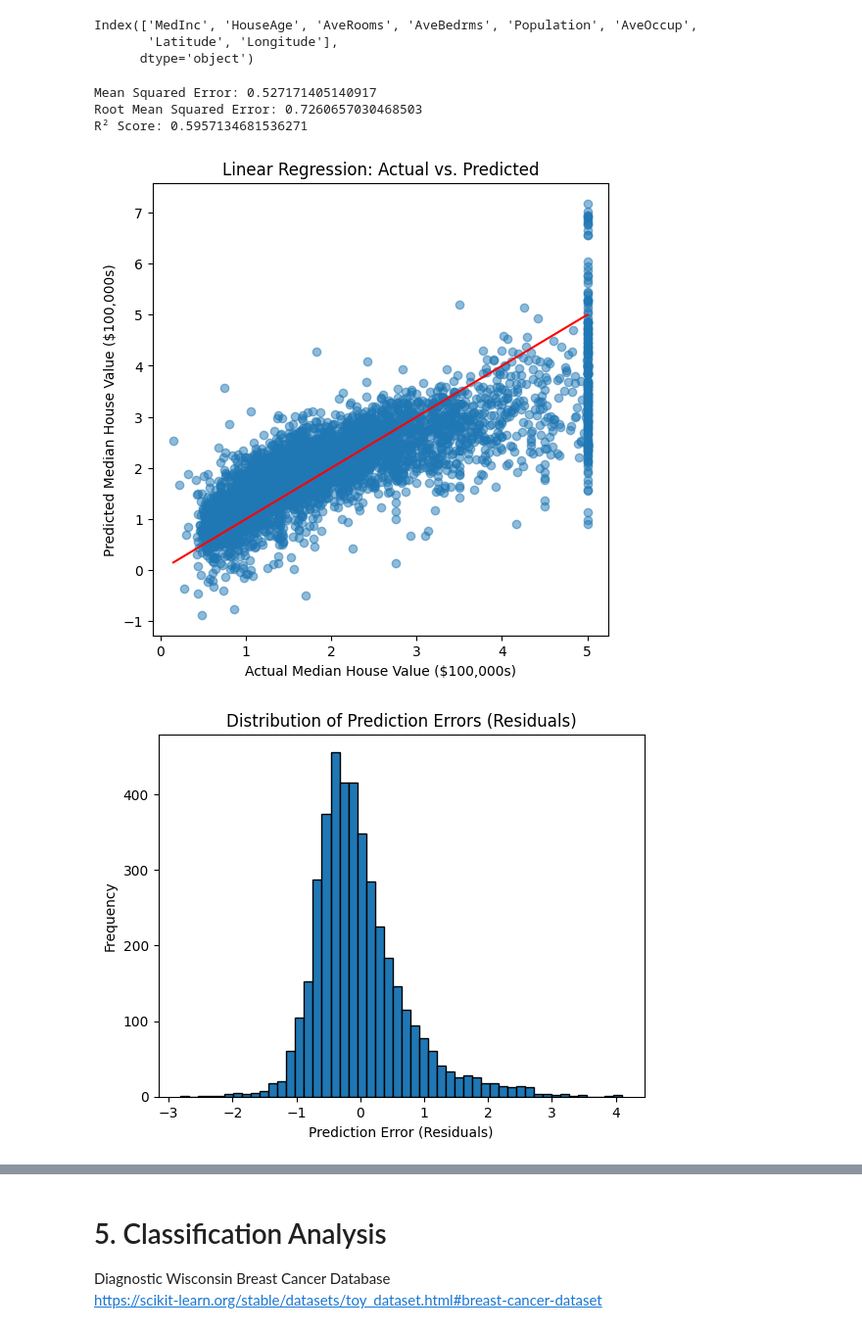
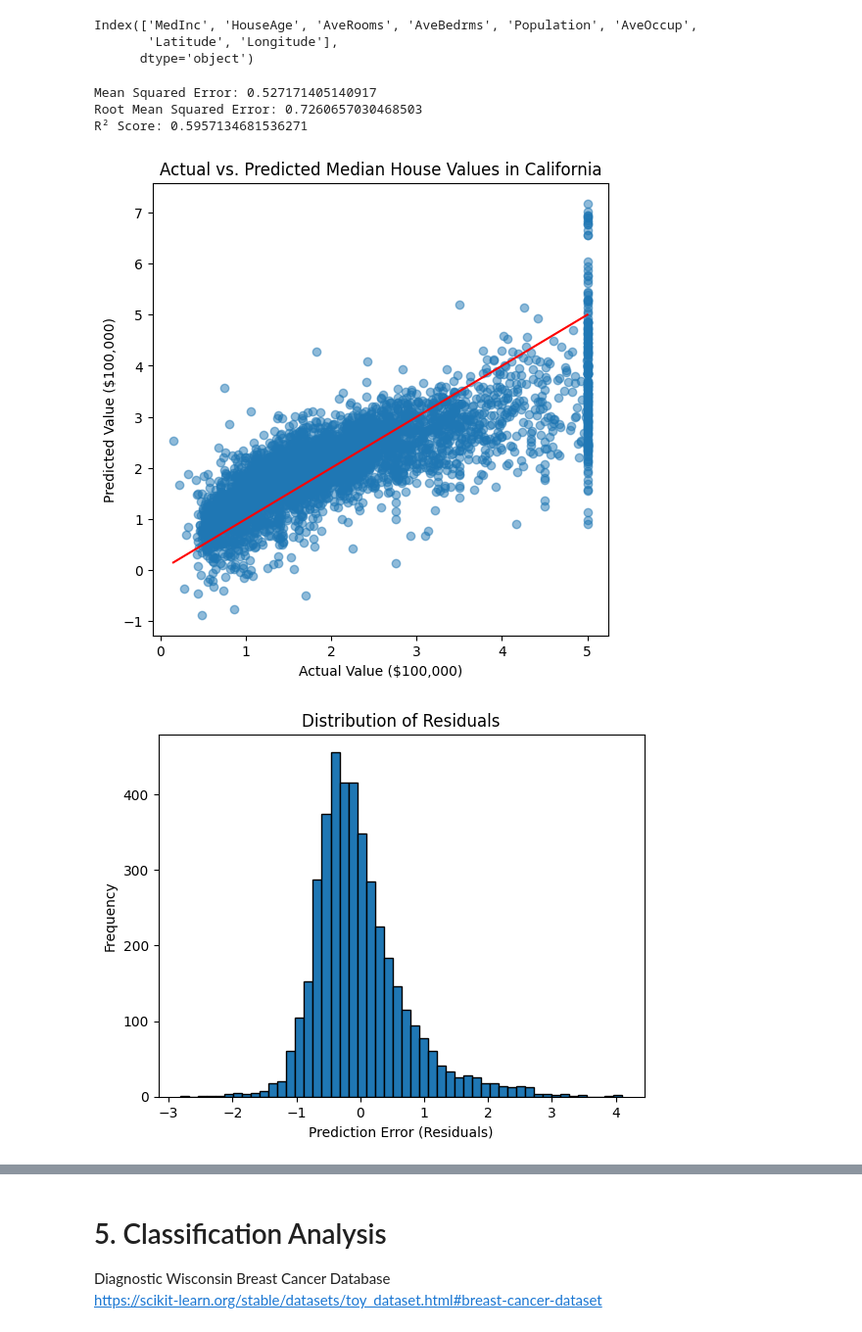
Before and after one commit to ebleak/Math5750-MathDS-Project1, a Jupyter notebook: project1.ipynb, the cells around one changed output, grey strips where cells are left out. Shown at 98% size. Cells and saved outputs as stored; diff of their text form; code cells hidden in the pictures.

```diff
--- a/project1.ipynb
+++ b/project1.ipynb
@@ -45,39 +45,39 @@ r2 = r2_score(y_test, y_pred)
 print("Mean Squared Error:", mse)
 print("Root Mean Squared Error:", rmse)
 print("R² Score:", r2)
 
 #Visulization and Analysis
 
 #Scatterplot - Edit
 plt.figure(figsize=(6,6))
 plt.scatter(y_test, y_pred, alpha = 0.5)
 plt.plot([y_test.min(), y_test.max()], [y_test.min(), y_test.max()], color="red", linestyle="-")
-plt.xlabel("Actual Median House Value ($100,000s)")
-plt.ylabel("Predicted Median House Value ($100,000s)")
-plt.title("Linear Regression: Actual vs. Predicted")
+plt.xlabel("Actual Value ($100,000)")
+plt.ylabel("Predicted Value ($100,000)")
+plt.title("Actual vs. Predicted Median House Values in California")
 plt.show()
 
 #Histogram of Model Error
 
 #Residuals
 residuals = y_test - y_pred
 
 #Histogram Plot
 plt.hist(residuals, bins = 50, edgecolor="black")
 plt.xlabel("Prediction Error (Residuals)")
 plt.ylabel("Frequency")
-plt.title("Distribution of Prediction Errors (Residuals)")
+plt.title("Distribution of Residuals")
 plt.show()
 
 #Predictor Variable Importance
 coefficents = pd.DataFrame(reg.coef_, X.columns, columns=['Coefficients'])
 print(coefficents)
 # %% [output]
 Mean Squared Error: 0.527171405140917
 Root Mean Squared Error: 0.7260657030468503
 R² Score: 0.5957134681536271
-[figure, old version]
+[figure, new version]
-[figure, old version]
+[figure, new version]
             Coefficients
 MedInc          0.436693
 HouseAge        0.009436
```
